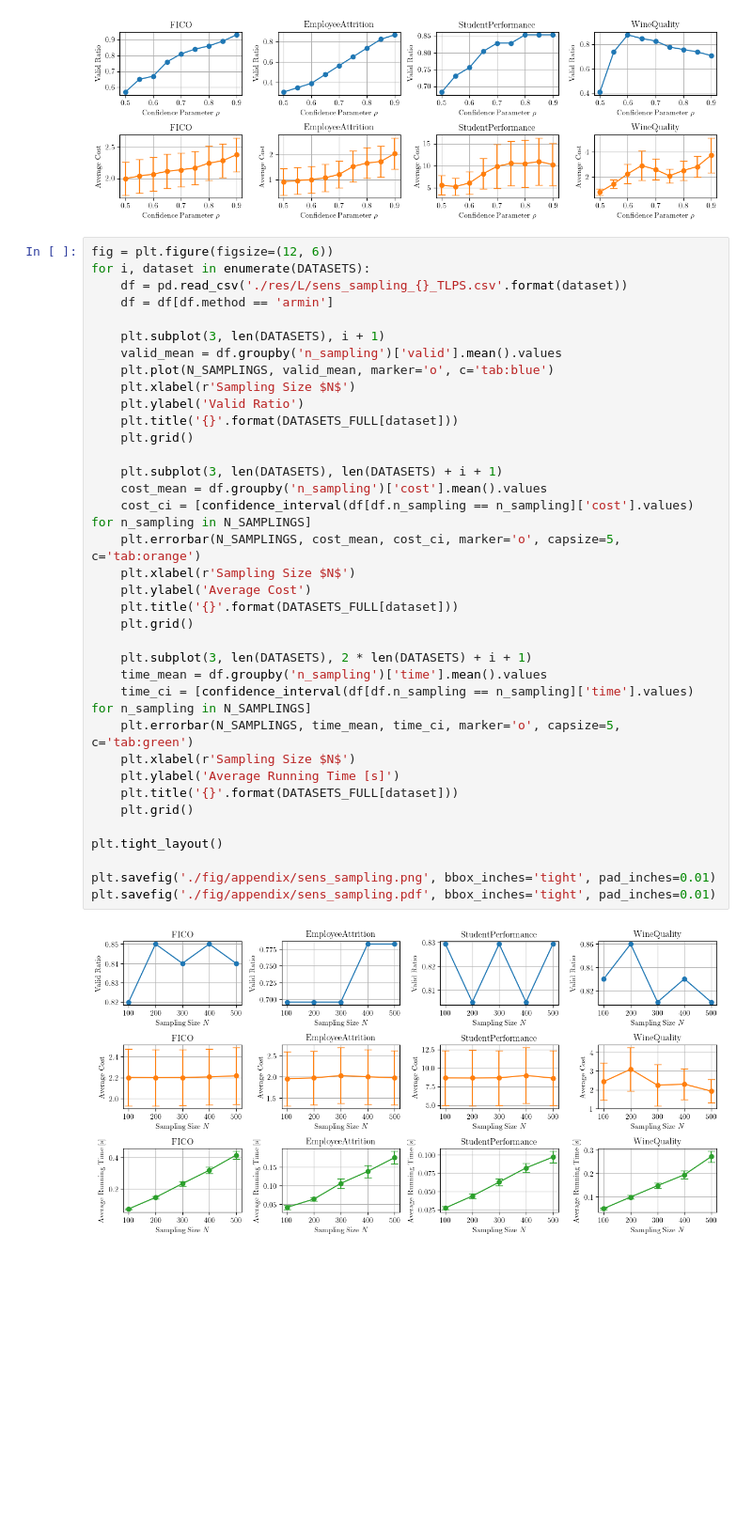
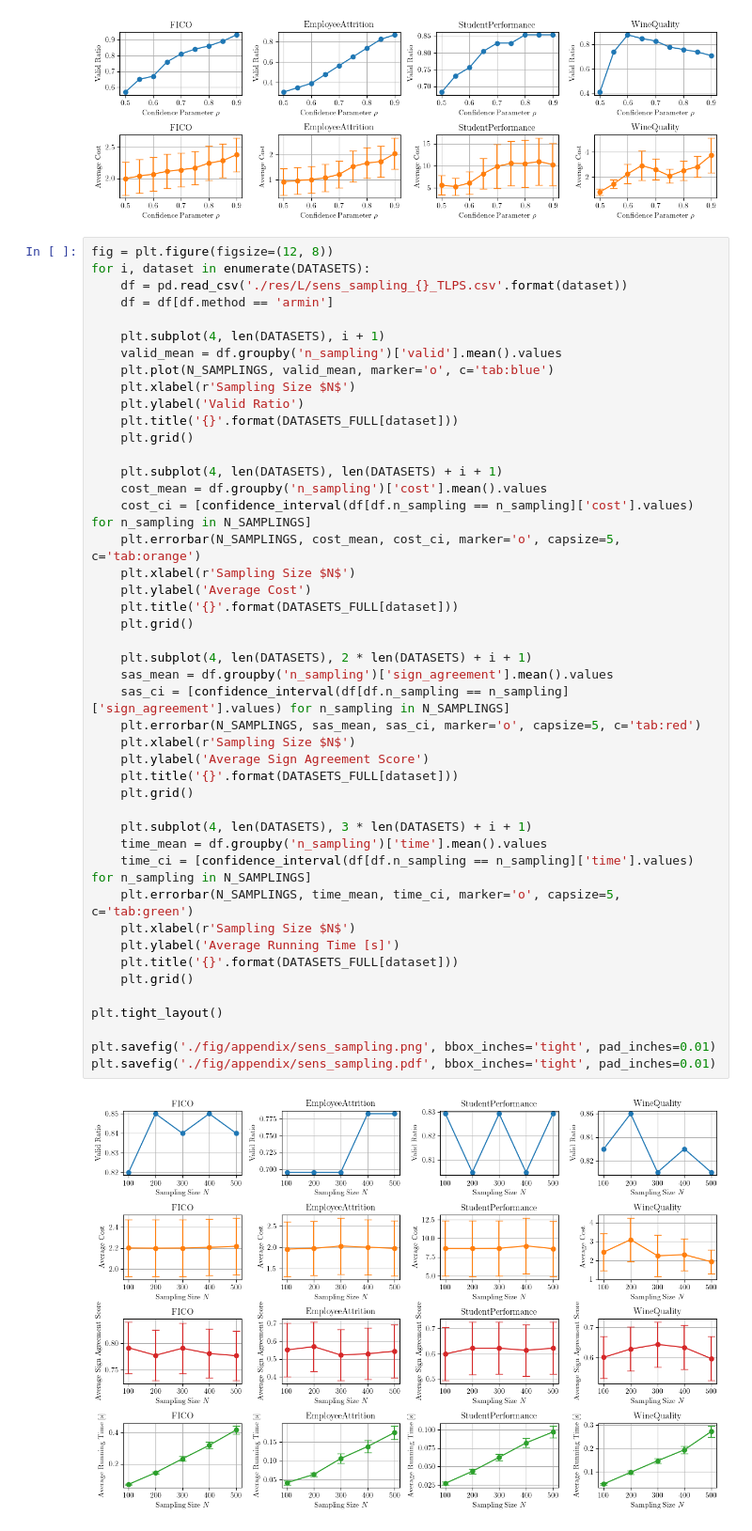
Before and after one commit to kelicht/armin, a Jupyter notebook: plot.ipynb, the cells around one changed output. Shown at 94% size. Saved outputs shown, nothing was run; the diff lists cells and outputs as text; blank space fills up the shorter version.

```diff
--- a/plot.ipynb
+++ b/plot.ipynb
@@ -379,41 +379,50 @@ plt.savefig('./fig/appendix/sens_confidence.pdf', bbox_inches='tight', pad_inche
 # %% [output]
 [figure]
 # %%
-fig = plt.figure(figsize=(12, 6))
+fig = plt.figure(figsize=(12, 8))
 for i, dataset in enumerate(DATASETS):
     df = pd.read_csv('./res/L/sens_sampling_{}_TLPS.csv'.format(dataset))
     df = df[df.method == 'armin']
 
-    plt.subplot(3, len(DATASETS), i + 1)
+    plt.subplot(4, len(DATASETS), i + 1)
     valid_mean = df.groupby('n_sampling')['valid'].mean().values
     plt.plot(N_SAMPLINGS, valid_mean, marker='o', c='tab:blue')
     plt.xlabel(r'Sampling Size $N$')
     plt.ylabel('Valid Ratio')
     plt.title('{}'.format(DATASETS_FULL[dataset]))
     plt.grid()
 
-    plt.subplot(3, len(DATASETS), len(DATASETS) + i + 1)
+    plt.subplot(4, len(DATASETS), len(DATASETS) + i + 1)
     cost_mean = df.groupby('n_sampling')['cost'].mean().values
     cost_ci = [confidence_interval(df[df.n_sampling == n_sampling]['cost'].values) for n_sampling in N_SAMPLINGS]
     plt.errorbar(N_SAMPLINGS, cost_mean, cost_ci, marker='o', capsize=5, c='tab:orange')
     plt.xlabel(r'Sampling Size $N$')
     plt.ylabel('Average Cost')
     plt.title('{}'.format(DATASETS_FULL[dataset]))
     plt.grid()
 
-    plt.subplot(3, len(DATASETS), 2 * len(DATASETS) + i + 1)
+    plt.subplot(4, len(DATASETS), 2 * len(DATASETS) + i + 1)
+    sas_mean = df.groupby('n_sampling')['sign_agreement'].mean().values
+    sas_ci = [confidence_interval(df[df.n_sampling == n_sampling]['sign_agreement'].values) for n_sampling in N_SAMPLINGS]
+    plt.errorbar(N_SAMPLINGS, sas_mean, sas_ci, marker='o', capsize=5, c='tab:red')
+    plt.xlabel(r'Sampling Size $N$')
+    plt.ylabel('Average Sign Agreement Score')
+    plt.title('{}'.format(DATASETS_FULL[dataset]))
+    plt.grid()
+
+    plt.subplot(4, len(DATASETS), 3 * len(DATASETS) + i + 1)
     time_mean = df.groupby('n_sampling')['time'].mean().values
     time_ci = [confidence_interval(df[df.n_sampling == n_sampling]['time'].values) for n_sampling in N_SAMPLINGS]
     plt.errorbar(N_SAMPLINGS, time_mean, time_ci, marker='o', capsize=5, c='tab:green')
     plt.xlabel(r'Sampling Size $N$')
     plt.ylabel('Average Running Time [s]')
     plt.title('{}'.format(DATASETS_FULL[dataset]))
     plt.grid()
 
 plt.tight_layout()
 
 plt.savefig('./fig/appendix/sens_sampling.png', bbox_inches='tight', pad_inches=0.01)
 plt.savefig('./fig/appendix/sens_sampling.pdf', bbox_inches='tight', pad_inches=0.01)
 # %% [output]
-[figure, old version]
+[figure, new version]
 # %%
```
Also changed, not shown: parts of 1 cell of this notebook, 18 other files.
